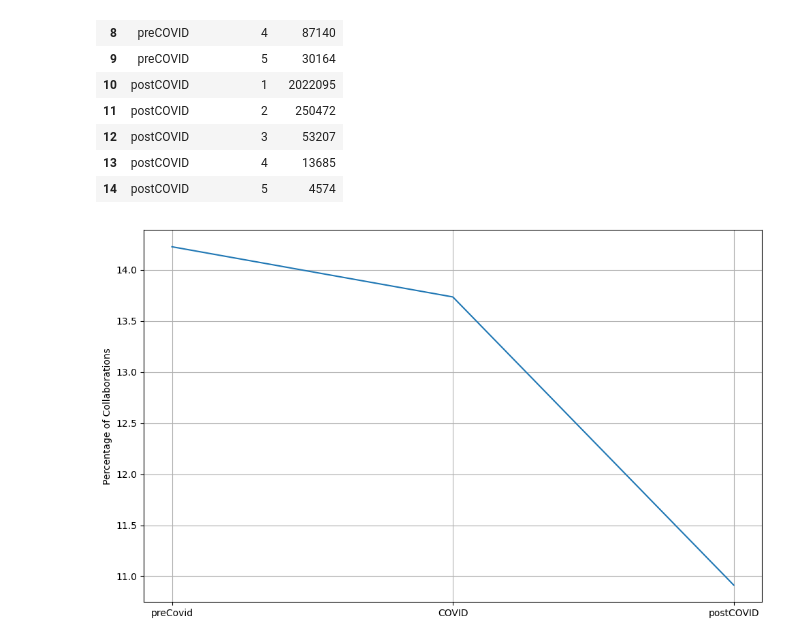
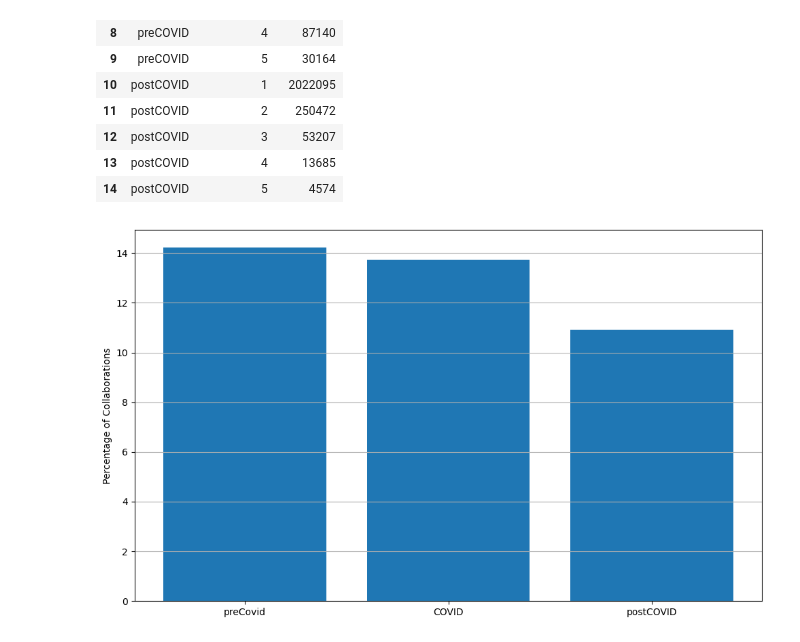
Before and after one commit to aleferu/musicbrainz, a Jupyter notebook: post_data/colls_year.ipynb, the cells around one changed output. Drawn from its saved outputs; the diff is of its cells as text; code cells hidden in the pictures.

Commit message:
fix: plots

```diff
--- a/post_data/colls_year.ipynb
+++ b/post_data/colls_year.ipynb
@@ -168,14 +168,14 @@ df2
 # %%
 plt.figure(figsize=(10, 6))
 
 total_counts = df2.groupby('period')['count'].sum()
 collab_counts = df2[df2['artist_count'] > 1].groupby('period')['count'].sum()
 percentage_collabs = (collab_counts / total_counts) * 100
 
-plt.plot(["preCovid", "COVID", "postCOVID"], percentage_collabs)
+plt.bar(["preCovid", "COVID", "postCOVID"], percentage_collabs)
 plt.ylabel("Percentage of Collaborations")
-plt.grid(True)
+plt.grid(axis="y")
 plt.tight_layout()
 plt.show()
 # %% [output]
-[figure, old version]
+[figure, new version]
```
Also changed, not shown: parts of 2 cells of this notebook, 1 other file.
